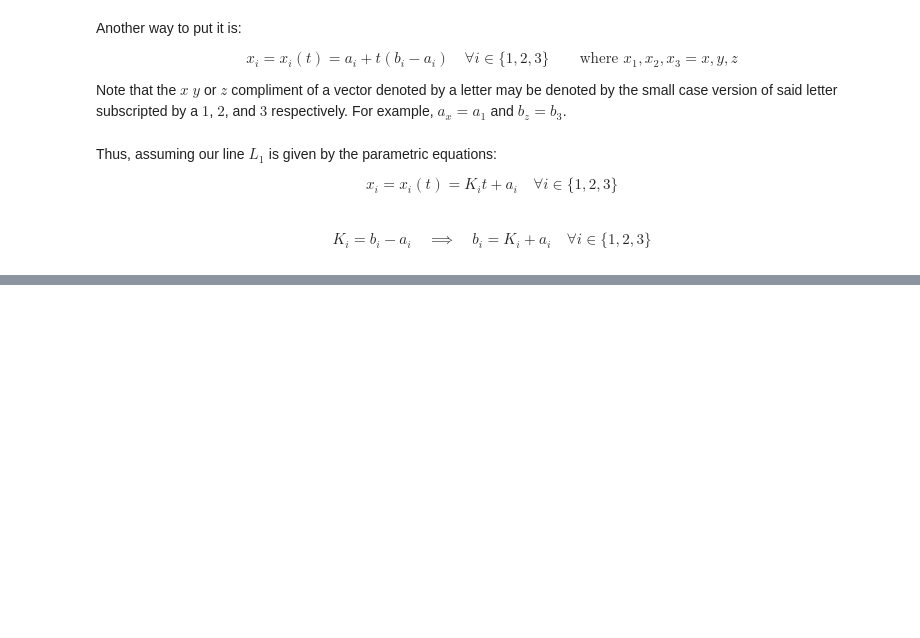
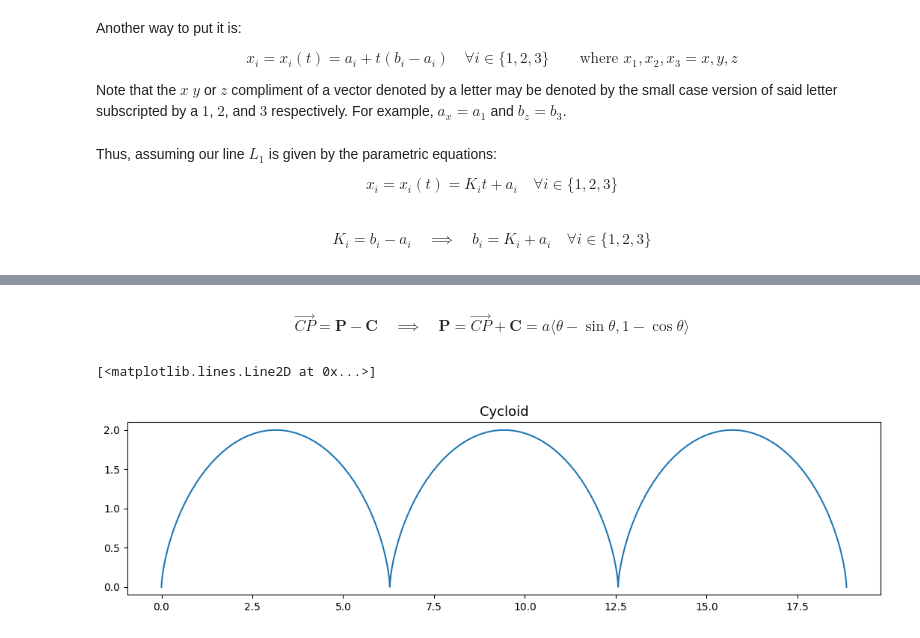
Before and after one commit to jordandll/MultivariableCalculus, a Jupyter notebook: VectorsAndMatrices/PartC/PSet/pset3.ipynb, the cells around one changed output, grey strips where cells are left out. Saved outputs shown, nothing was run; the diff lists cells and outputs as text; code cells hidden in the pictures; blank space fills up the shorter version.

```diff
--- a/VectorsAndMatrices/PartC/PSet/pset3.ipynb
+++ b/VectorsAndMatrices/PartC/PSet/pset3.ipynb
@@ -48,0 +379,13 @@ $$ K_i = b_i-a_i \quad\implies\quad b_i = K_i + a_i \quad\forall i\in\{1,2,3\}$$
+# %% [markdown]
+$$ \overrightarrow{CP} = \mathbf{P} - \mathbf{C} \quad\implies\quad \mathbf{P} = \overrightarrow{CP} + \mathbf{C} = a\langle \theta-\sin\theta,1-\cos\theta\rangle$$
+# %%
+theta = np.linspace(0,6*np.pi,num=200)
+a = 1
+
+fig, ax = plt.subplots(figsize=(13,3))
+ax.set_title('Cycloid', size=13)
+
+ax.plot(a*(theta-np.sin(theta)), a*(1-np.cos(theta)))
+# %% [output]
+[<matplotlib.lines.Line2D at 0x...>]
+[figure, added]
```
Also changed, not shown: parts of 165 cells of this notebook, 2 other files.
